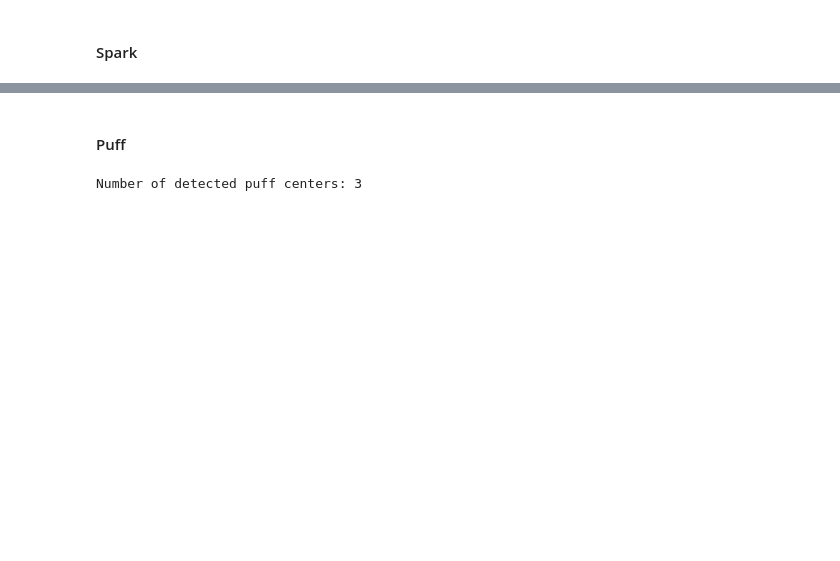
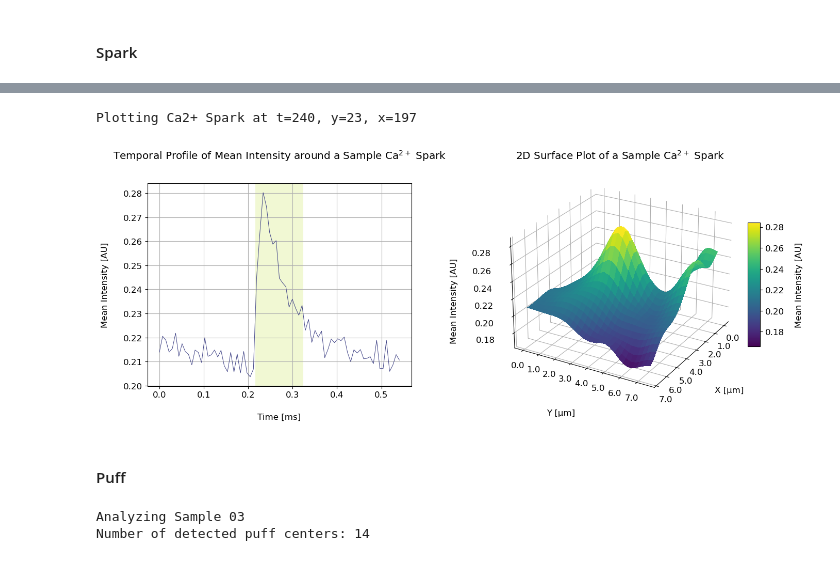
Before and after one commit to dottipr/sparks_project, a Jupyter notebook: notebooks_raw/ANALYSIS compute dataset stats.ipynb, the cells around one changed output, grey strips where cells are left out. Drawn from its saved outputs; the diff is of its cells as text; code cells hidden in the pictures; blank space fills up the shorter version.

Commit message:
implement self ratio computation

```diff
--- a/notebooks_raw/ANALYSIS compute dataset stats.ipynb
+++ b/notebooks_raw/ANALYSIS compute dataset stats.ipynb
@@ -1112,7 +1252,19 @@ Analyzing Sample 34
 # %% [markdown]
 #### Spark
 # %%
+# Select samples to analyze
+spark_sample_id = "01"
+spark_event_id = 20
+
+print(f"Analyzing Sample {spark_sample_id}")
+idx = dataset.sample_ids.index(spark_sample_id)
+original_movie = dataset.get_movies()[idx]
+labels_mask = dataset.get_labels()[idx]
+events_mask = dataset.get_instances()[idx]
 sparks_mask = np.where(labels_mask == 1, events_mask, 0)
+
+# define smooth input movie used for plotting
+smooth_movie = gaussian_filter(original_movie, sigma=1)
 
 # get all spark peaks
 spark_coords = detect_spark_peaks(
@@ -1123,14 +1275,5 @@ spark_coords = detect_spark_peaks(
     return_mask=False,
 )
 
-# assign a slice to each peak
-spark_slices = []
-for t, y, x in spark_coords:
-    event_nb = sparks_mask[t, y, x]
-    event_roi = sparks_mask == event_nb
-    event_obj = find_objects(event_roi)[0]
-    spark_slices.append(event_obj)
-
-
 print(f"Number of detected spark peaks: {len(spark_coords)}")
 # %% [output]
@@ -1392,7 +1282,42 @@ plt.show()
+# %%
+# signal parameters
+spark_radius = 4
+spark_t_context_duration = 30
+spark_spatial_context = 7  # consider extended ROI
+
+plot_event_t_profile_2d_surface(
+    sample_id=spark_sample_id,
+    movie=original_movie,
+    events_mask=sparks_mask,
+    event_coord=spark_coords[spark_event_id],
+    event_type="spark",
+    fps=fps_dict[spark_sample_id],
+    radius=spark_radius,
+    t_context_duration=spark_t_context_duration,
+    spatial_context=spark_spatial_context,
+    figsize=figsize,
+    width_ratios=width_ratios,
+    height_ratios=height_ratios,
+    linewidth=linewidth,
+)
+# %% [output]
+Plotting Ca2+ Spark at t=240, y=23, x=197
+[figure, added]
 # %% [markdown]
 #### Puff
 # %%
+puff_sample_id = "03"
+puff_event_id = 6
+
+print(f"Analyzing Sample {puff_sample_id}")
+idx = dataset.sample_ids.index(puff_sample_id)
+original_movie = dataset.get_movies()[idx]
+labels_mask = dataset.get_labels()[idx]
+events_mask = dataset.get_instances()[idx]
 puffs_mask = np.where(labels_mask == 3, events_mask, 0)
+
+# define smooth input movie used for plotting
+smooth_movie = gaussian_filter(original_movie, sigma=1)
 
 # get all puff centers
 puffs_coords = detect_puff_centers(
@@ -1403,15 +1328,7 @@ puffs_coords = detect_puff_centers(
     return_mask=False,
 )
 
-
-# assign a slice to each center
-puff_slices = []
-for t, y, x in puffs_coords:
-    event_nb = puffs_mask[t, y, x]
-    event_roi = puffs_mask == event_nb
-    event_obj = find_objects(event_roi)[0]
-    puff_slices.append(event_obj)
-
 print(f"Number of detected puff centers: {len(puffs_coords)}")
 # %% [output]
-Number of detected puff centers: 3
+Analyzing Sample 03
+Number of detected puff centers: 14
```
Also changed, not shown: parts of 18 cells of this notebook, 5 other files.
